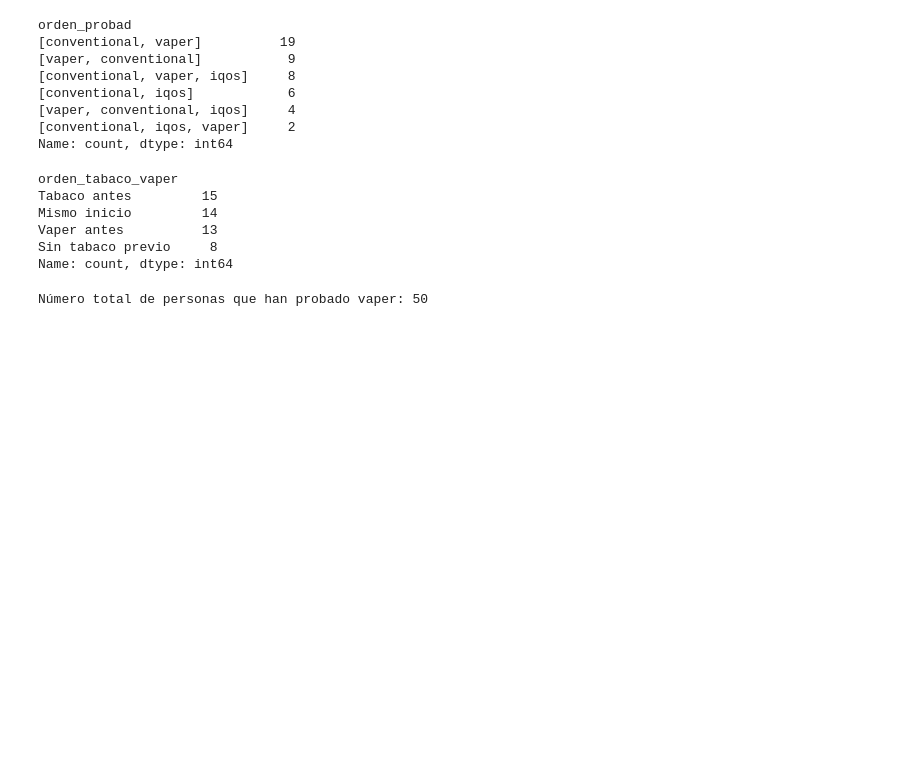
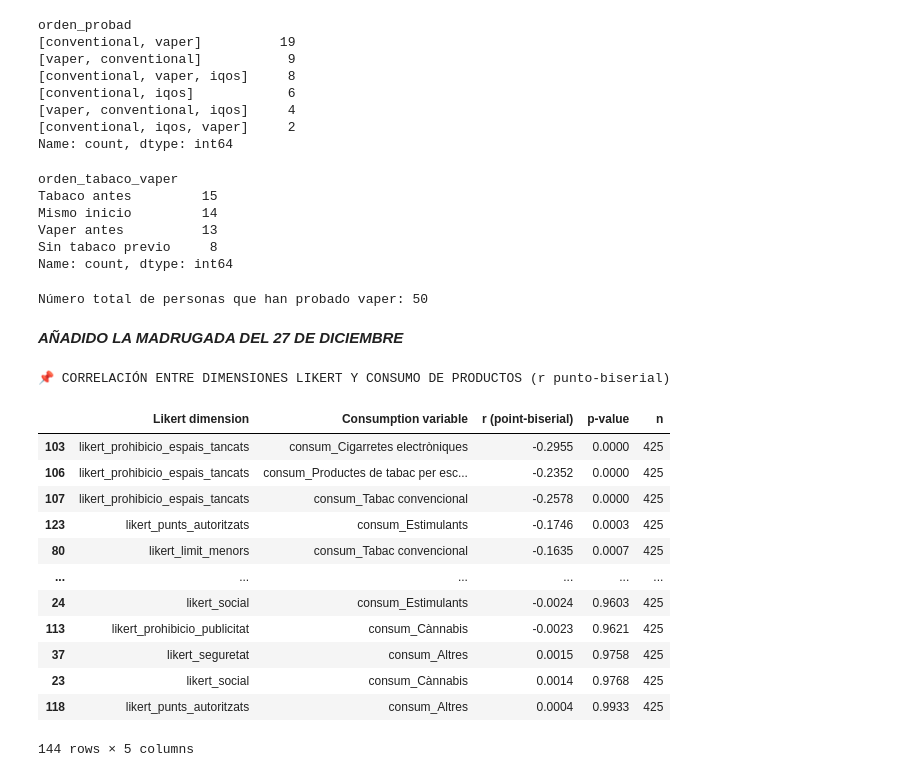
Before and after one commit to DavidRuizC/Vaping-Study, a Jupyter notebook: DataProcessing.ipynb, the cells around one changed output. Saved outputs shown, nothing was run; the diff lists cells and outputs as text; code cells hidden in the pictures; blank space fills up the shorter version.

```diff
--- a/DataProcessing.ipynb
+++ b/DataProcessing.ipynb
@@ -2288,3 +2288,40 @@ total_vaper = len(df[df["edat_inici_vaper"] > 0])
 print(f"Número total de personas que han probado vaper: {total_vaper}")
 # %% [output]
 Número total de personas que han probado vaper: 50
+# %% [markdown]
+***AÑADIDO LA MADRUGADA DEL 27 DE DICIEMBRE***
+# %%
+#correlacion entre likert y haber probado tabaco, vaper o iqos
+resultats_corr = []
+for dim in likert_columns:
+    for cons in consumption_cols_specific:
+        sub = df[[dim, cons]].dropna()
+        if sub[cons].nunique() != 2:
+            continue
+        r, p = pointbiserialr(sub[cons], sub[dim])
+        resultats_corr.append({
+            "Likert dimension": dim,
+            "Consumption variable": cons,
+            "r (point-biserial)": r,
+            "p-value": p,
+            "n": len(sub)
+        })
+correlation_dimensions = pd.DataFrame(resultats_corr).round(4)
+correlation_dimensions = correlation_dimensions.sort_values("p-value")
+print("📌 CORRELACIÓN ENTRE DIMENSIONES LIKERT Y CONSUMO DE PRODUCTOS (r punto-biserial)")
+display(correlation_dimensions)
+# %% [output]
+📌 CORRELACIÓN ENTRE DIMENSIONES LIKERT Y CONSUMO DE PRODUCTOS (r punto-biserial)
+|  | Likert dimension | Consumption variable | r (point-biserial) | p-value | n |
+| 103 | likert_prohibicio_espais_tancats | consum_Cigarretes electròniques | -0.2955 | 0.0000 | 425 |
+| 106 | likert_prohibicio_espais_tancats | consum_Productes de tabac per esc... | -0.2352 | 0.0000 | 425 |
+| 107 | likert_prohibicio_espais_tancats | consum_Tabac convencional | -0.2578 | 0.0000 | 425 |
+| 123 | likert_punts_autoritzats | consum_Estimulants | -0.1746 | 0.0003 | 425 |
+| 80 | likert_limit_menors | consum_Tabac convencional | -0.1635 | 0.0007 | 425 |
+| ... | ... | ... | ... | ... | ... |
+| 24 | likert_social | consum_Estimulants | -0.0024 | 0.9603 | 425 |
+| 113 | likert_prohibicio_publicitat | consum_Cànnabis | -0.0023 | 0.9621 | 425 |
+| 37 | likert_seguretat | consum_Altres | 0.0015 | 0.9758 | 425 |
+| 23 | likert_social | consum_Cànnabis | 0.0014 | 0.9768 | 425 |
+| 118 | likert_punts_autoritzats | consum_Altres | 0.0004 | 0.9933 | 425 |
+144 rows × 5 columns
```
Also changed, not shown: parts of 10 cells of this notebook.
